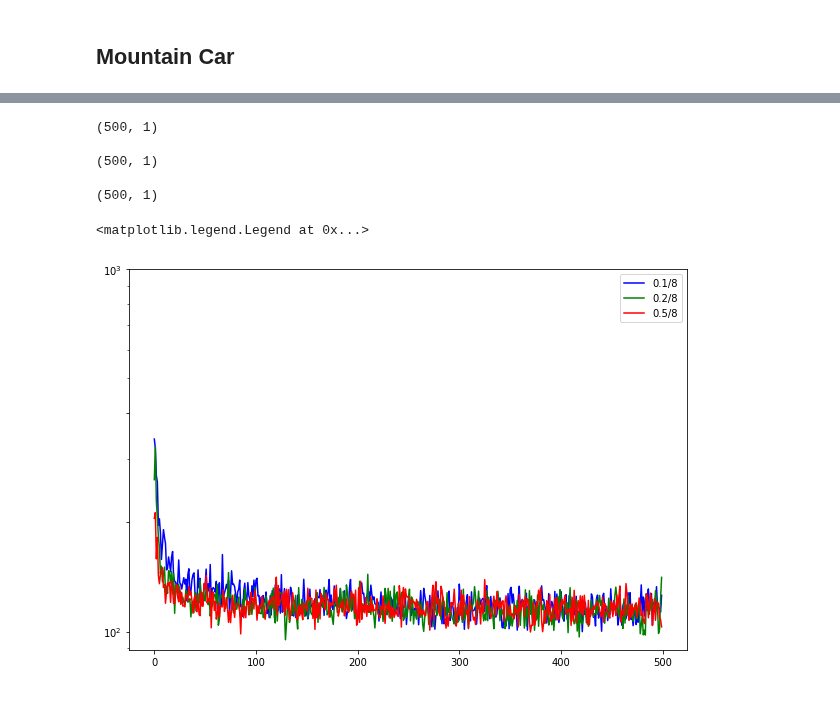
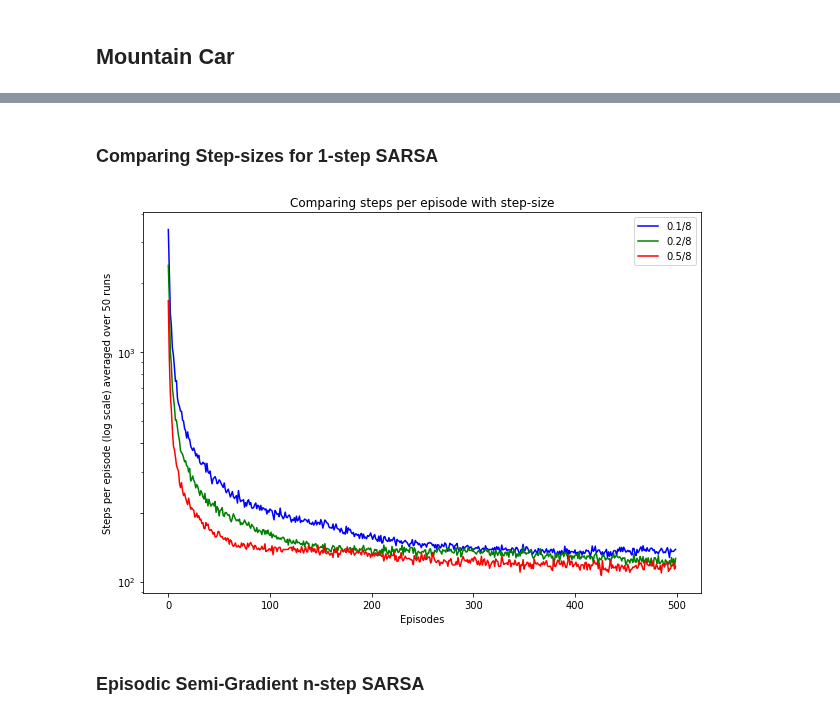
Before and after one commit to chandrusuresh/ReinforcementLearning, a Jupyter notebook: Ch10-OnPolicyControlwithApproximation/MountainCar.ipynb, the cells around one changed output, grey strips where cells are left out. Drawn from its saved outputs; the diff is of its cells as text; code cells hidden in the pictures.

Commit message:
Final solution to mountain car example with 1-step and n-step sarsa and step-size comparisons

```diff
--- a/Ch10-OnPolicyControlwithApproximation/MountainCar.ipynb
+++ b/Ch10-OnPolicyControlwithApproximation/MountainCar.ipynb
@@ -194,8 +211,9 @@ gamma = 1.0
 epsilon = 0.0
 num_episodes = 9000
 numRuns = 1
+numSteps = 1
 np.random.seed(42)
-stats,step_stats = episodic_semigradient_sarsa(numRuns,num_episodes,stepSize,gamma,epsilon,True)
+stats,step_stats = episodic_semigradient_nStep_sarsa(numRuns,num_episodes,numSteps,stepSize,gamma,epsilon,True)
 # %%
 pos = np.linspace(xLim[0],xLim[1],50)
 vel = np.linspace(yLim[0],yLim[1],50)
@@ -239,30 +257,28 @@ ax.set_xlim([1,500]);
+# %% [markdown]
+### Comparing Step-sizes for 1-step SARSA
 # %%
 gamma = 1.0
 epsilon = 0.0
 num_episodes = 500
-numRuns = 10
+numRuns = 50
 step_size = [0.1/8,0.2/8,0.5/8]
 step_stats = np.zeros((num_episodes,len(step_size)))
 for i in trange(len(step_size),desc='Step Size'):
   alpha = step_size[i]
   np.random.seed(42)
-  _,steps = episodic_semigradient_sarsa(numRuns,num_episodes,alpha,gamma,epsilon)
+  _,steps = episodic_semigradient_nStep_sarsa(numRuns,num_episodes,numSteps,alpha,gamma,epsilon)
   step_stats[:,i] = steps.reshape((step_stats[:,i].shape))
-# %% [output]
-(500, 1)
-
-(500, 1)
-
-(500, 1)
 # %%
 fig,ax = plt.subplots(1,1,figsize=(10,7))
 legend = ['0.1/8','0.2/8','0.5/8']
 color = ['b','g','r']
 for i,s in enumerate(step_size):
   ax.plot(range(num_episodes),step_stats[:,i],color[i])
+ax.set_title('Comparing steps per episode with step-size')
+ax.set_ylabel('Steps per episode (log scale) averaged over ' + str(numRuns) + ' runs')
+ax.set_xlabel('Episodes')
 ax.set_yscale('log')
 ax.set_yticks([100,200,400,1000])
-ax.legend(legend)
+ax.legend(legend);
 # %% [output]
-<matplotlib.legend.Legend at 0x...>
-[figure, old version]
+[figure, new version]
@@ -324,0 +285,2 @@ step_stats1 = episodic_semigradient_nStep_sarsa(numRuns,num_episodes,numSteps,st
+# %% [markdown]
+### Episodic Semi-Gradient n-step SARSA
```
Also changed, not shown: parts of 7 cells of this notebook.
